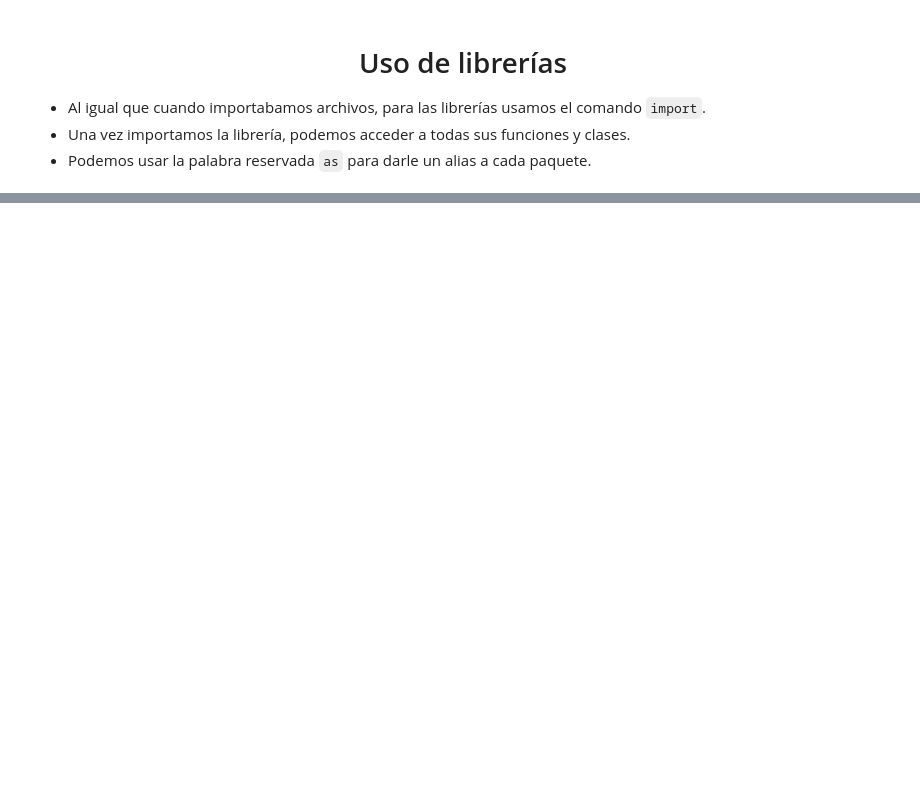
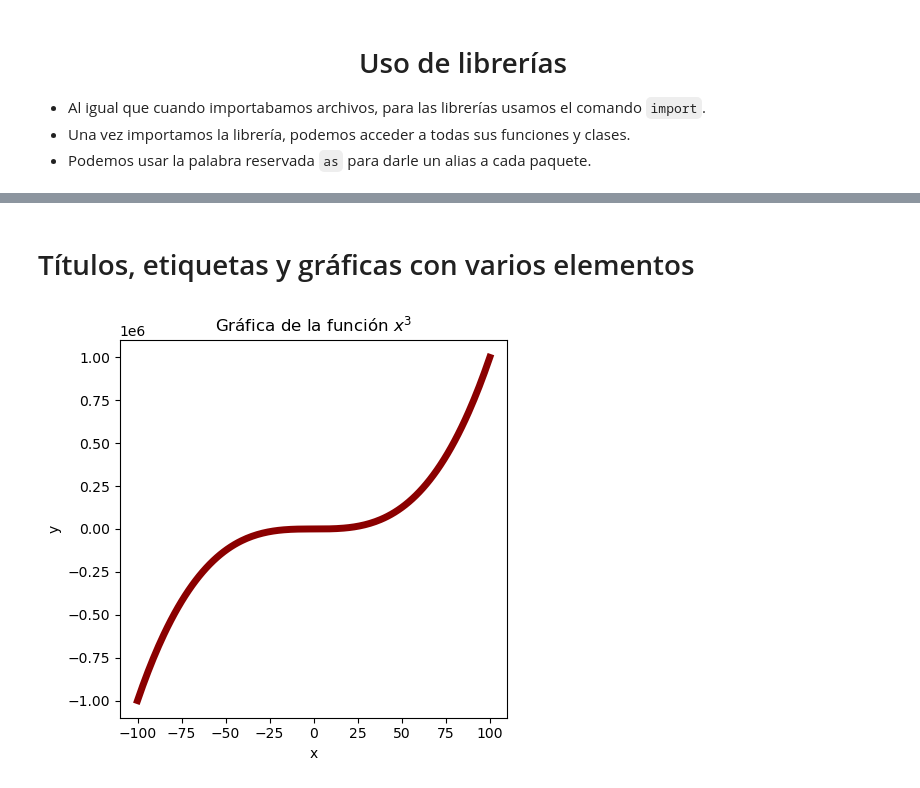
Before and after one commit to alceballosa/programming_fundamentals_py, a Jupyter notebook: Semana_6_1.ipynb, the cells around one changed output, grey strips where cells are left out. Cells and saved outputs as stored; diff of their text form; code cells hidden in the pictures; blank space fills up the shorter version.

```diff
--- a/Semana_6_1.ipynb
+++ b/Semana_6_1.ipynb
@@ -93,0 +470,17 @@ import numpy as np
+# %% [markdown]
+# Títulos, etiquetas y gráficas con varios elementos
+# %%
+x = np.arange(-100,101,1)
+y = x**3
+
+
+fig = plt.figure( figsize=(5,5), dpi = 100)
+#Podemos ajustar el tamaño de la línea
+plt.plot(x,y, color = "darkred", linewidth = 5)
+
+plt.title("Gráfica de la función $x^3$")
+plt.xlabel("x")
+plt.ylabel("y")
+plt.show()
+# %% [output]
+[figure, added]
```
Also changed, not shown: parts of 59 cells of this notebook, 2 other files.
